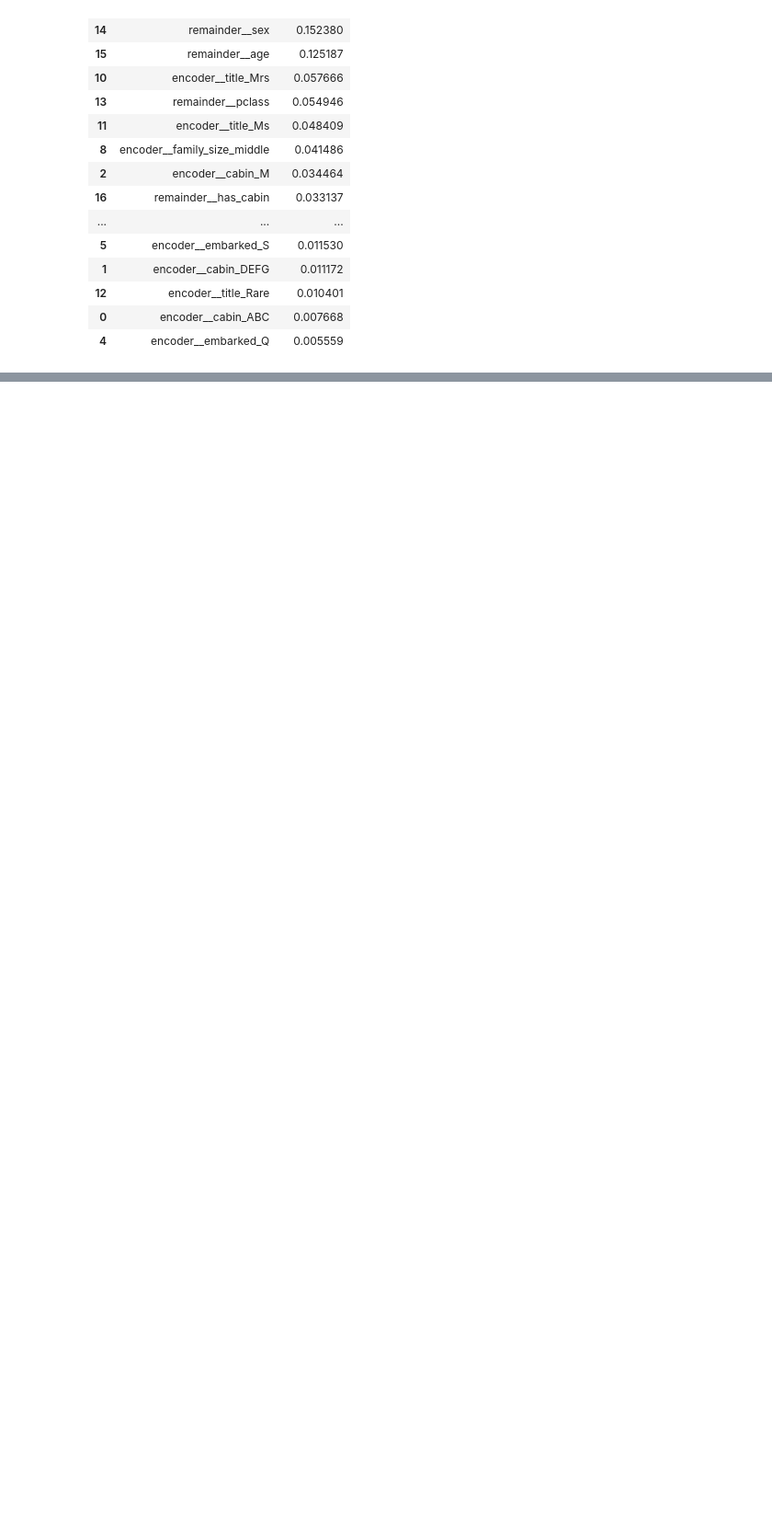
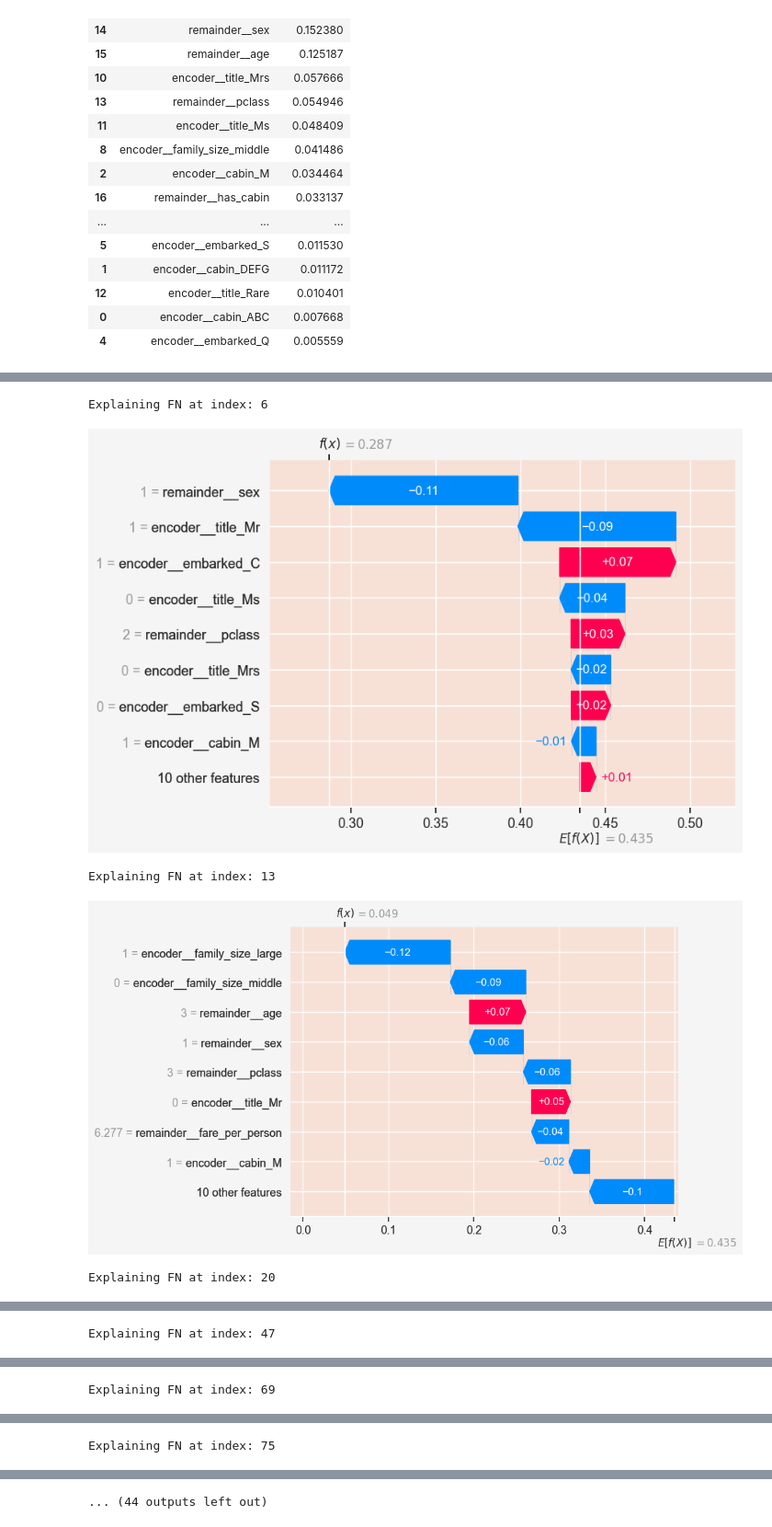
Before and after one commit to rbennum/titanic-survival, a Jupyter notebook: notebooks/full_dataset.ipynb, the cells around one changed output, grey strips where cells are left out. Shown at 92% size. Saved outputs shown, nothing was run; the diff lists cells and outputs as text; code cells hidden in the pictures; blank space fills up the shorter version.

```diff
--- a/notebooks/full_dataset.ipynb
+++ b/notebooks/full_dataset.ipynb
@@ -145,6 +140,8 @@ DF shape: (262, 11)
 | 10 | home.dest | object | 45.802 | - | - | 103 | 39.31 | [Spain, Basel, Switzerland, Spain... |
 # %%
 df_train = pd.concat([X_train, y_train], axis=1)
+# %%
+df_test = pd.concat([X_test, y_test], axis=1)
 # %% [markdown]
 ### Cabin
 # %%
@@ -783,0 +924,4 @@ shap.plots.waterfall(shap_values_class1, max_display=total_features)
+# %%
+df_temp = df_test.copy()
+df_temp['y_pred'] = y_pred
+df_temp.head()
@@ -783,0 +935,3 @@ shap.plots.waterfall(shap_values_class1, max_display=total_features)
+# %%
+df_fn = df_temp[(df_temp['y_pred'] == "0") & (df_temp['survived'] == "1")]
+df_fn
@@ -783,0 +976,14 @@ shap.plots.waterfall(shap_values_class1, max_display=total_features)
+# %%
+explainer = shap.TreeExplainer(best_rf, X_train_processed)
+shap_values = explainer(X_test_processed)
+fn_indices = [X_test_processed.index.get_loc(idx) for idx in df_fn.index]
+
+for i in fn_indices:
+    print(f'Explaining FN at index: {i}')
+    shap.plots.waterfall(shap_values[i, :, 1], max_display=9)
+# %% [output]
+Explaining FN at index: 6
+[figure, added]
+Explaining FN at index: 13
+[figure, added]
+Explaining FN at index: 20
@@ -783,0 +991 @@ shap.plots.waterfall(shap_values_class1, max_display=total_features)
+Explaining FN at index: 47
@@ -783,0 +993 @@ shap.plots.waterfall(shap_values_class1, max_display=total_features)
+Explaining FN at index: 69
@@ -783,0 +995 @@ shap.plots.waterfall(shap_values_class1, max_display=total_features)
+Explaining FN at index: 75
@@ -783,0 +997 @@ shap.plots.waterfall(shap_values_class1, max_display=total_features)
+... (44 outputs left out)
```
Also changed, not shown: parts of 22 cells of this notebook.
